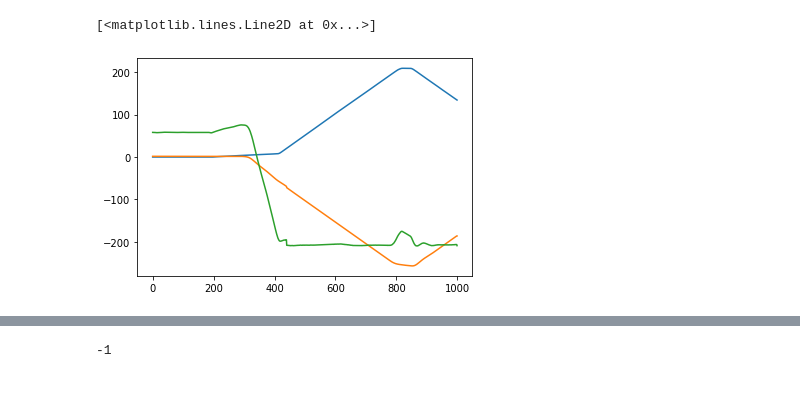
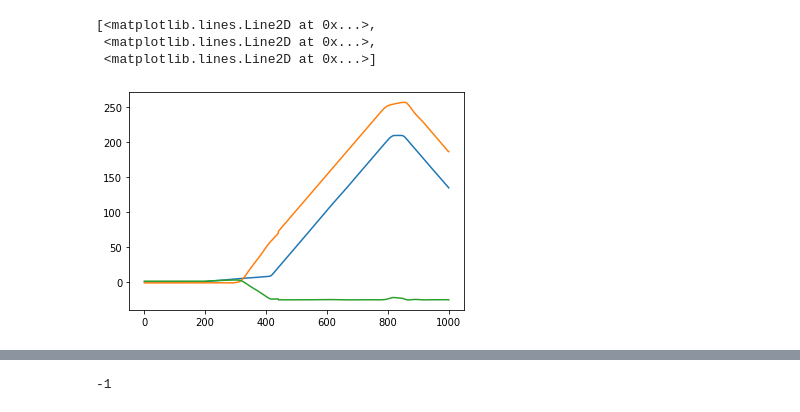
Before and after one commit to zlite/SimAnalysis, a Jupyter notebook: Dataframetest.ipynb, the cells around one changed output, grey strips where cells are left out. Drawn from its saved outputs; the diff is of its cells as text; code cells hidden in the pictures.

```diff
--- a/Dataframetest.ipynb
+++ b/Dataframetest.ipynb
@@ -24,7 +9,0 @@ plt.plot(df3)
-# %%
-plt.plot(df1)
-plt.plot(df2)
-plt.plot(df3)
-# %% [output]
-[<matplotlib.lines.Line2D at 0x...>]
-[figure, removed]
@@ -32,0 +10,7 @@ shift = np.argmax(signal.correlate(df1, -df2)) - len(df2)
+# %%
+plt.plot(df1.x, df1.y, df2.x, -df2.y, df3.x, df3.y)
+# %% [output]
+[<matplotlib.lines.Line2D at 0x...>,
+ <matplotlib.lines.Line2D at 0x...>,
+ <matplotlib.lines.Line2D at 0x...>]
+[figure, added]
```
Also changed, not shown: parts of 8 cells of this notebook, 2 other files.
